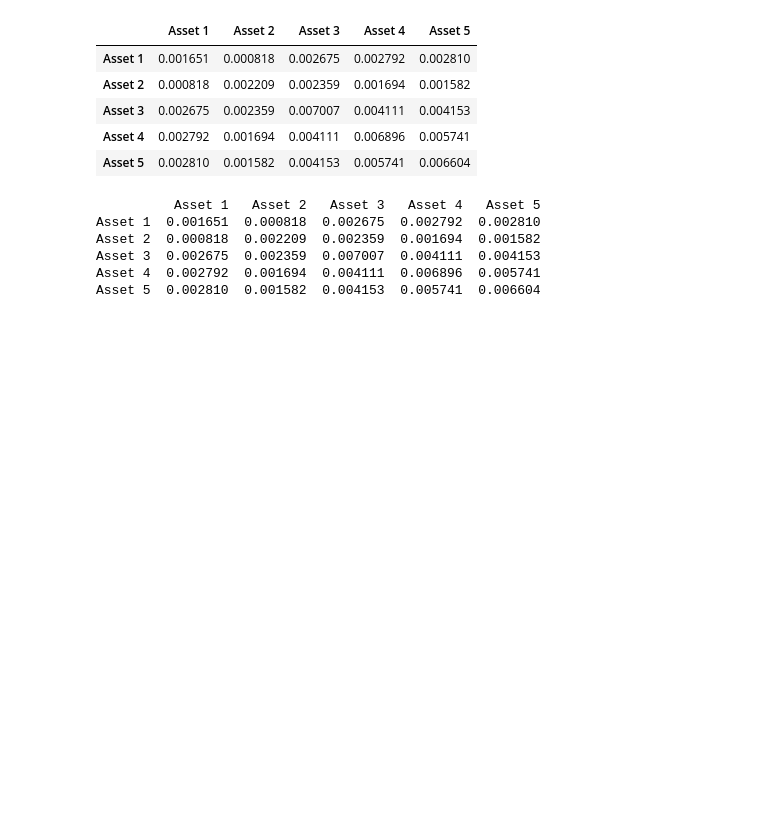
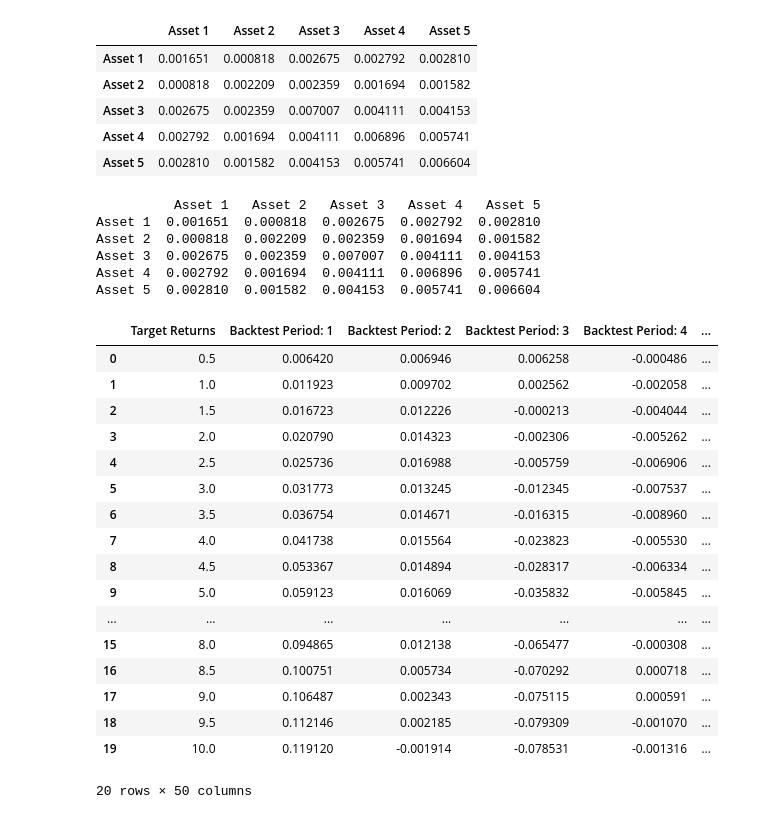
Before and after one commit to 97continuum/Portfolio_Optimizer_CPP, a Jupyter notebook: src/python/test.ipynb, the cells around one changed output. Saved outputs shown, nothing was run; the diff lists cells and outputs as text; code cells hidden in the pictures; blank space fills up the shorter version.

```diff
--- a/src/python/test.ipynb
+++ b/src/python/test.ipynb
@@ -48,3 +48,26 @@ Asset 2  0.000818  0.002209  0.002359  0.001694  0.001582
 Asset 3  0.002675  0.002359  0.007007  0.004111  0.004153
 Asset 4  0.002792  0.001694  0.004111  0.006896  0.005741
 Asset 5  0.002810  0.001582  0.004153  0.005741  0.006604
+# %%
+results = pd.read_csv("/Users/talhajamal/Desktop/Code/Portfolio_Optimizer_CPP/data/results.csv", header=0)
+# %%
+results
+# %% [output]
+|  | Target Returns | Backtest Period: 1 | Backtest Period: 2 | Backtest Period: 3 | Backtest Period: 4 | ... |
+| 0 | 0.5 | 0.006420 | 0.006946 | 0.006258 | -0.000486 | ... |
+| 1 | 1.0 | 0.011923 | 0.009702 | 0.002562 | -0.002058 | ... |
+| 2 | 1.5 | 0.016723 | 0.012226 | -0.000213 | -0.004044 | ... |
+| 3 | 2.0 | 0.020790 | 0.014323 | -0.002306 | -0.005262 | ... |
+| 4 | 2.5 | 0.025736 | 0.016988 | -0.005759 | -0.006906 | ... |
+| 5 | 3.0 | 0.031773 | 0.013245 | -0.012345 | -0.007537 | ... |
+| 6 | 3.5 | 0.036754 | 0.014671 | -0.016315 | -0.008960 | ... |
+| 7 | 4.0 | 0.041738 | 0.015564 | -0.023823 | -0.005530 | ... |
+| 8 | 4.5 | 0.053367 | 0.014894 | -0.028317 | -0.006334 | ... |
+| 9 | 5.0 | 0.059123 | 0.016069 | -0.035832 | -0.005845 | ... |
+| ... | ... | ... | ... | ... | ... | ... |
+| 15 | 8.0 | 0.094865 | 0.012138 | -0.065477 | -0.000308 | ... |
+| 16 | 8.5 | 0.100751 | 0.005734 | -0.070292 | 0.000718 | ... |
+| 17 | 9.0 | 0.106487 | 0.002343 | -0.075115 | 0.000591 | ... |
+| 18 | 9.5 | 0.112146 | 0.002185 | -0.079309 | -0.001070 | ... |
+| 19 | 10.0 | 0.119120 | -0.001914 | -0.078531 | -0.001316 | ... |
+20 rows × 50 columns
```
Also changed, not shown: parts of 1 cell of this notebook, 4 other files.
